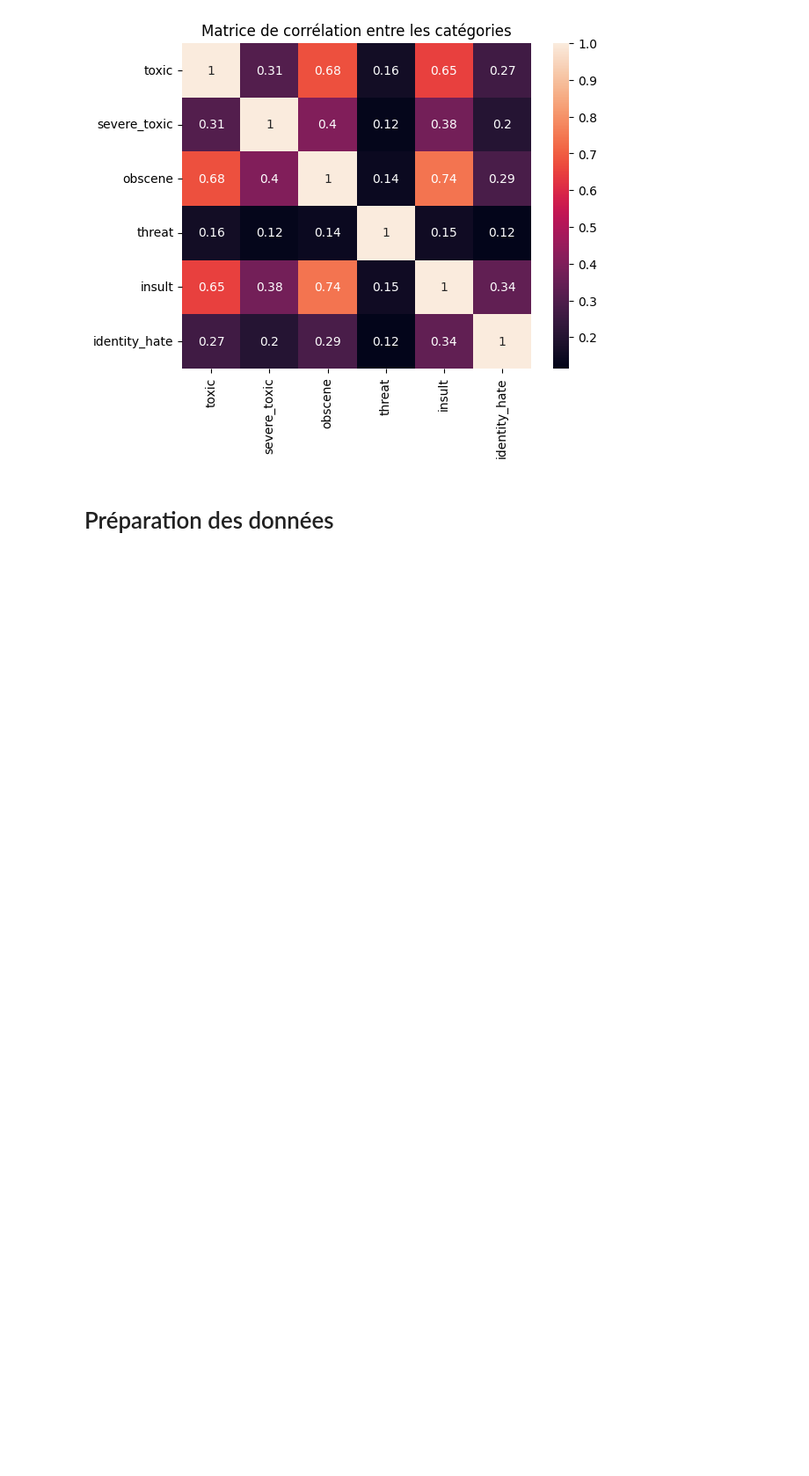
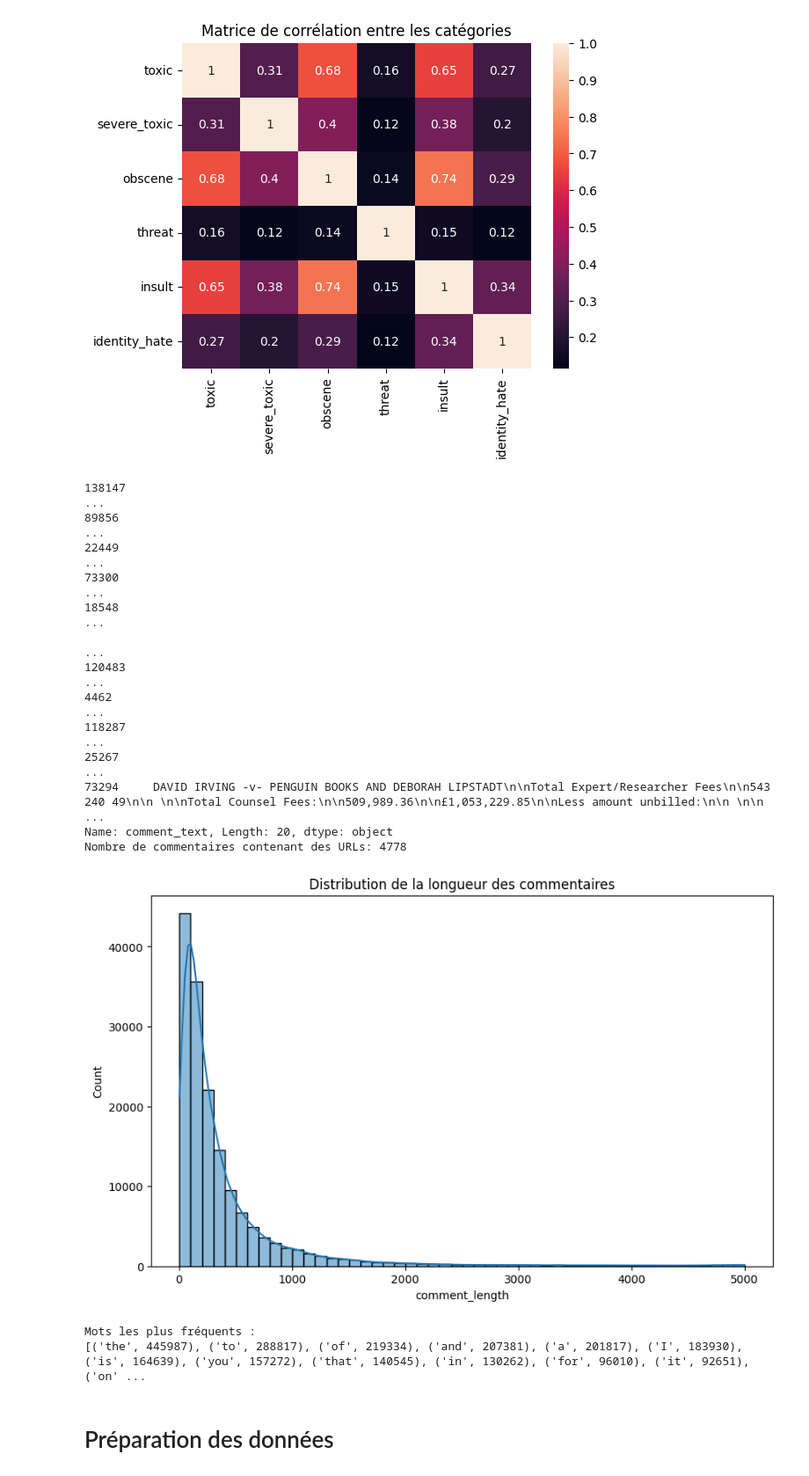
Before and after one commit to Rawliine/NLP-Project, a Jupyter notebook: Classification_commentaires_toxiques(1).ipynb, the cells around one changed output. Shown at 88% size. Drawn from its saved outputs; the diff is of its cells as text; code cells hidden in the pictures; blank space fills up the shorter version.

```diff
--- a/Classification_commentaires_toxiques(1).ipynb
+++ b/Classification_commentaires_toxiques(1).ipynb
@@ -90,5 +152,43 @@ plt.title('Matrice de corrélation entre les catégories')
 plt.show()
 # %% [output]
 [figure]
+# %%
+# Afficher un plus grand échantillon de données
+print(data.sample(20)['comment_text'])
+
+# Rechercher des patterns spécifiques (par exemple, URLs)
+data['contains_url'] = data['comment_text'].apply(lambda x: bool(re.search(r'http[s]?://', x)))
+print("Nombre de commentaires contenant des URLs:", data['contains_url'].sum())
+
+# Analyser la longueur des commentaires
+data['comment_length'] = data['comment_text'].apply(len)
+plt.figure(figsize=(10, 6))
+sns.histplot(data['comment_length'], bins=50, kde=True)
+plt.title('Distribution de la longueur des commentaires')
+plt.show()
+
+# Identifier les mots les plus fréquents
+all_words = ' '.join([text for text in data['comment_text']])
+word_freq = Counter(all_words.split())
+print("Mots les plus fréquents :")
+
+print(word_freq.most_common(50))
+# %% [output]
+138147                                                                                                                                                                                                   ...
+89856                                                                                                                                                                                                    ...
+22449                                                                                                                                                                                                    ...
+73300                                                                                                                                                                                                    ...
+18548                                                                                                                                                                                                    ...
+                                                                                                                                                                                                         ...
+120483                                                                                                                                                                                                   ...
+4462                                                                                                                                                                                                     ...
+118287                                                                                                                                                                                                   ...
+25267                                                                                                                                                                                                    ...
+73294     DAVID IRVING -v- PENGUIN BOOKS AND DEBORAH LIPSTADT\n\nTotal Expert/Researcher Fees\n\n543 240 49\n\n \n\nTotal Counsel Fees:\n\n509,989.36\n\n£1,053,229.85\n\nLess amount unbilled:\n\n \n\n ...
+Name: comment_text, Length: 20, dtype: object
+Nombre de commentaires contenant des URLs: 4778
+[figure, added]
+Mots les plus fréquents :
+[('the', 445987), ('to', 288817), ('of', 219334), ('and', 207381), ('a', 201817), ('I', 183930), ('is', 164639), ('you', 157272), ('that', 140545), ('in', 130262), ('for', 96010), ('it', 92651), ('on' ...
 # %% [markdown]
 # Préparation des données
```
Also changed, not shown: parts of 12 cells of this notebook.
